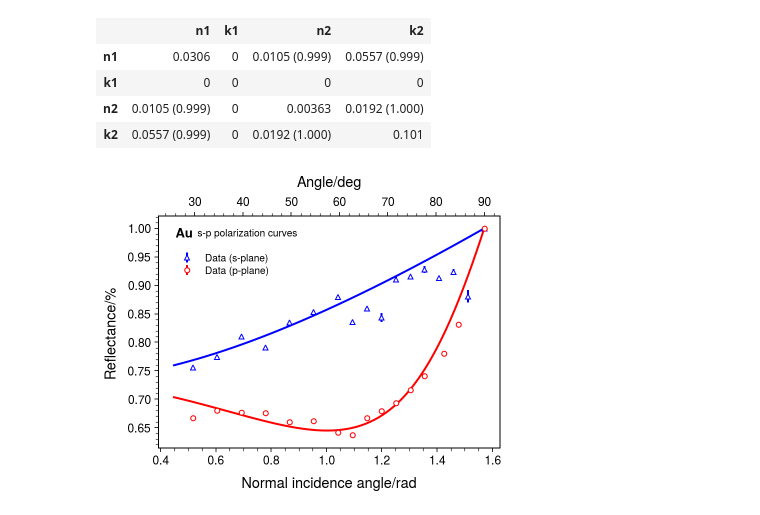
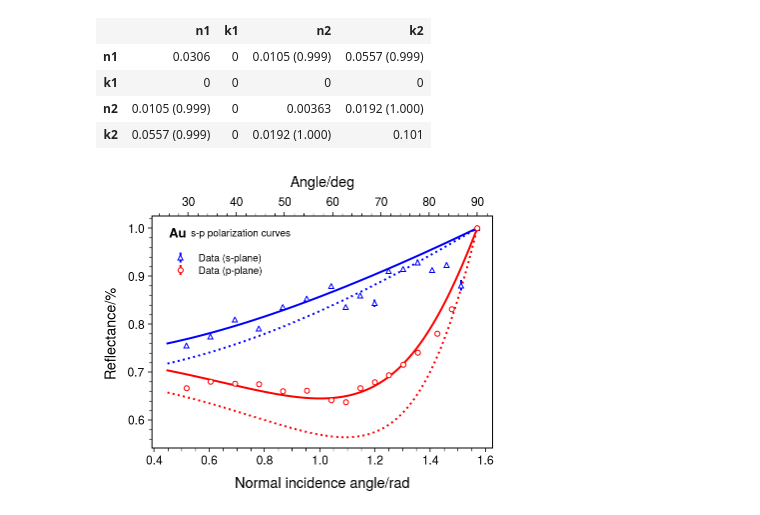
Before and after one commit to mattiasotgia/fresnel_cSi, a Jupyter notebook: analysis/day1_2_online_first.ipynb, the cells around one changed output. Cells and saved outputs as stored; diff of their text form; code cells hidden in the pictures.

```diff
--- a/analysis/day1_2_online_first.ipynb
+++ b/analysis/day1_2_online_first.ipynb
@@ -309,17 +311,20 @@ m_Au.migrad()
 # %%
 s_Au.plot(marker='^', color='b')
 p_Au.plot(color='r')
 
 hep.label.exp_text('Au ', 's-p polarization curves', loc=1)
 
 n1,k1,n2,k2 = m_Au.values
 plt.plot(angles, Au_Rs(angles, n1+k1*1j, n2+k2*1j), color='b')
 plt.plot(angles, Au_Rp(angles, n1+k1*1j, n2+k2*1j), color='r')
 
+plt.plot(angles, Au_Rs(angles, n_Air, n_Au+k_Au*1j), color='b', ls=':')
+plt.plot(angles, Au_Rp(angles, n_Air, n_Au+k_Au*1j), color='r', ls=':')
+
 ax = plt.gca().secondary_xaxis('top', functions=(np.rad2deg, np.deg2rad))
 ax.set_xlabel('Angle/deg')
 
 plt.legend(loc=(0.025, 0.7))
 plt.savefig('../figures/Au_Rs_Rp.pdf', bbox_inches='tight')
 # %% [output]
-[figure, old version]
+[figure, new version]
```
Also changed, not shown: parts of 2 cells of this notebook, 4 other files.
